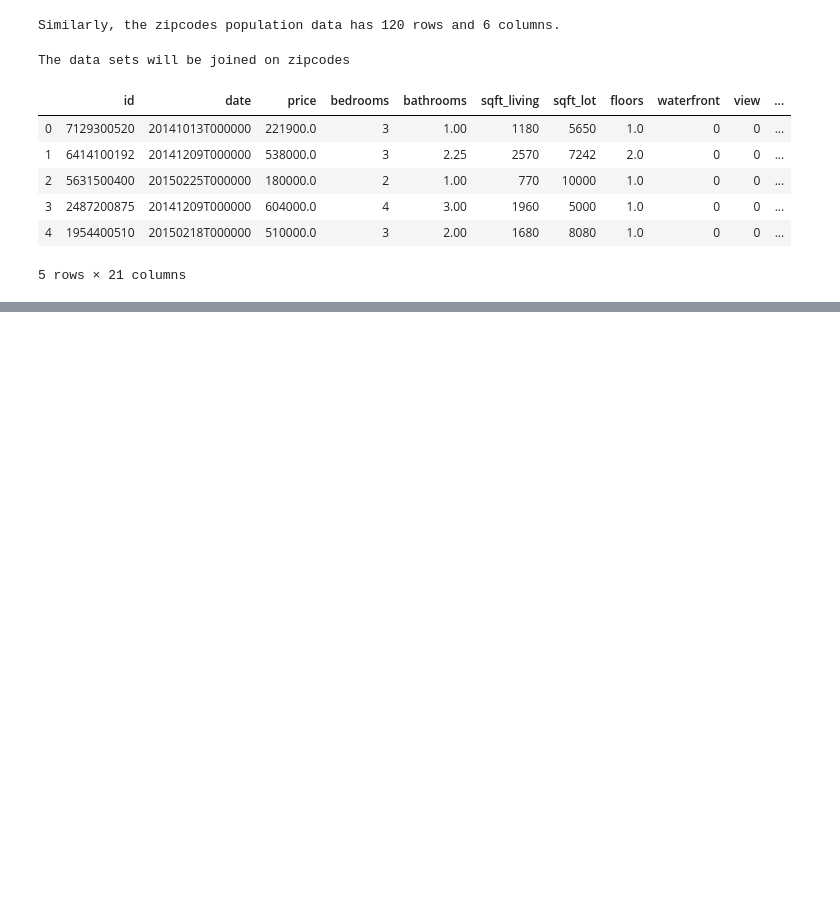
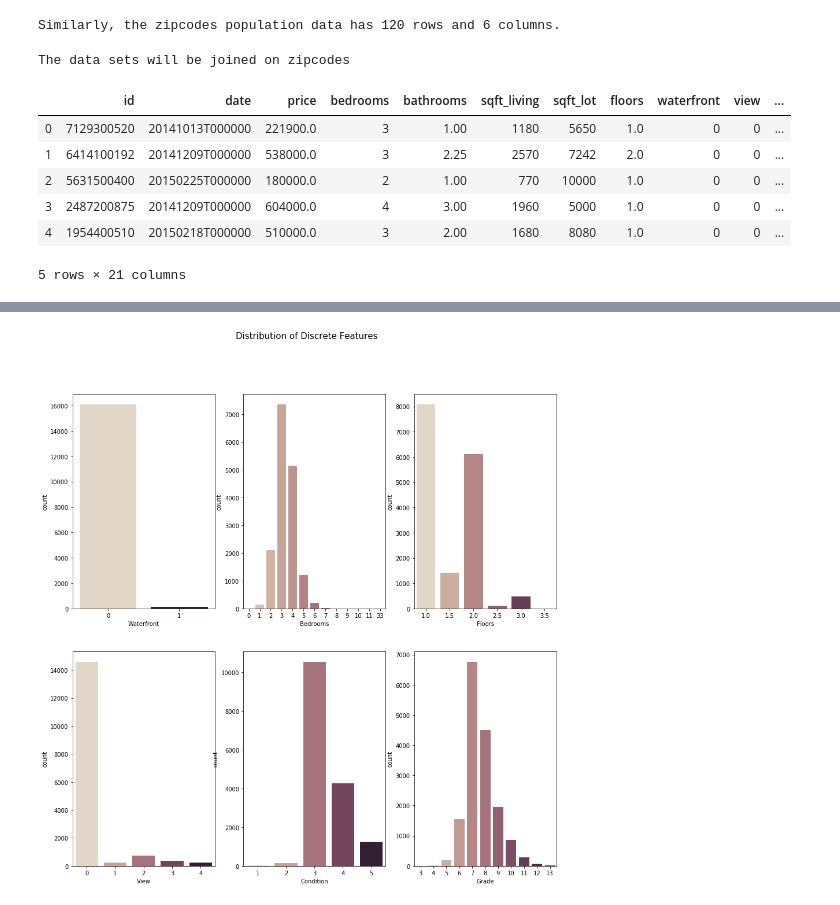
Before and after one commit to sudonikita/KingCounty_Python, a Jupyter notebook: Project_Kingcounty.ipynb, the cells around one changed output, grey strips where cells are left out. Drawn from its saved outputs; the diff is of its cells as text; code cells hidden in the pictures; blank space fills up the shorter version.

Commit message:
Data Wrangling
Updated Data Wrangling

```diff
--- a/Project_Kingcounty.ipynb
+++ b/Project_Kingcounty.ipynb
@@ -61,10 +263,13 @@ sns.distplot(king_county["sqft_basement"],ax=ax[1,1])
 # %%
-fig, ax = plt.subplots(2, 3, figsize=(20, 9))
-sns.catplot(x="waterfront", kind = "count", palette="ch:.25", data=king_county,ax=ax[0,0])
-sns.catplot(x="bedrooms", kind="count", palette="ch:.25", data=king_county,ax=ax[0,1])
-sns.catplot(x="floors", kind="count", palette="ch:.25", data=king_county,ax=ax[0,2])
-sns.catplot(x="view", kind = "count", palette="ch:.25", data=king_county,ax=ax[1,0])
-sns.catplot(x="condition", kind = "count", palette="ch:.25", data=king_county,ax=ax[1,1])
-sns.catplot(x="grade", kind = "count", palette="ch:.25", data=king_county,ax=ax[1,2]);
+fig, ax = plt.subplots(2, 3, figsize=(15, 15))
+sns.catplot(x="Waterfront", kind = "count", palette=("ch:.25"), data=X_train,ax=ax[0,0])
+sns.catplot(x="Bedrooms", kind="count", palette="ch:.25", data=X_train,ax=ax[0,1])
+sns.catplot(x="Floors", kind="count", palette="ch:.25", data=X_train,ax=ax[0,2])
+sns.catplot(x="View", kind = "count", palette="ch:.25", data=X_train,ax=ax[1,0])
+sns.catplot(x="Condition", kind = "count", palette="ch:.25", data=X_train,ax=ax[1,1])
+sns.catplot(x="Grade", kind = "count", palette="ch:.25", data=X_train,ax=ax[1,2])
+fig.suptitle('Distribution of Discrete Features', fontsize=15);
 for i in range(2,8):
     plt.close(i)
+# %% [output]
+[figure, added]
```
Also changed, not shown: parts of 26 cells of this notebook, 1 other file.
